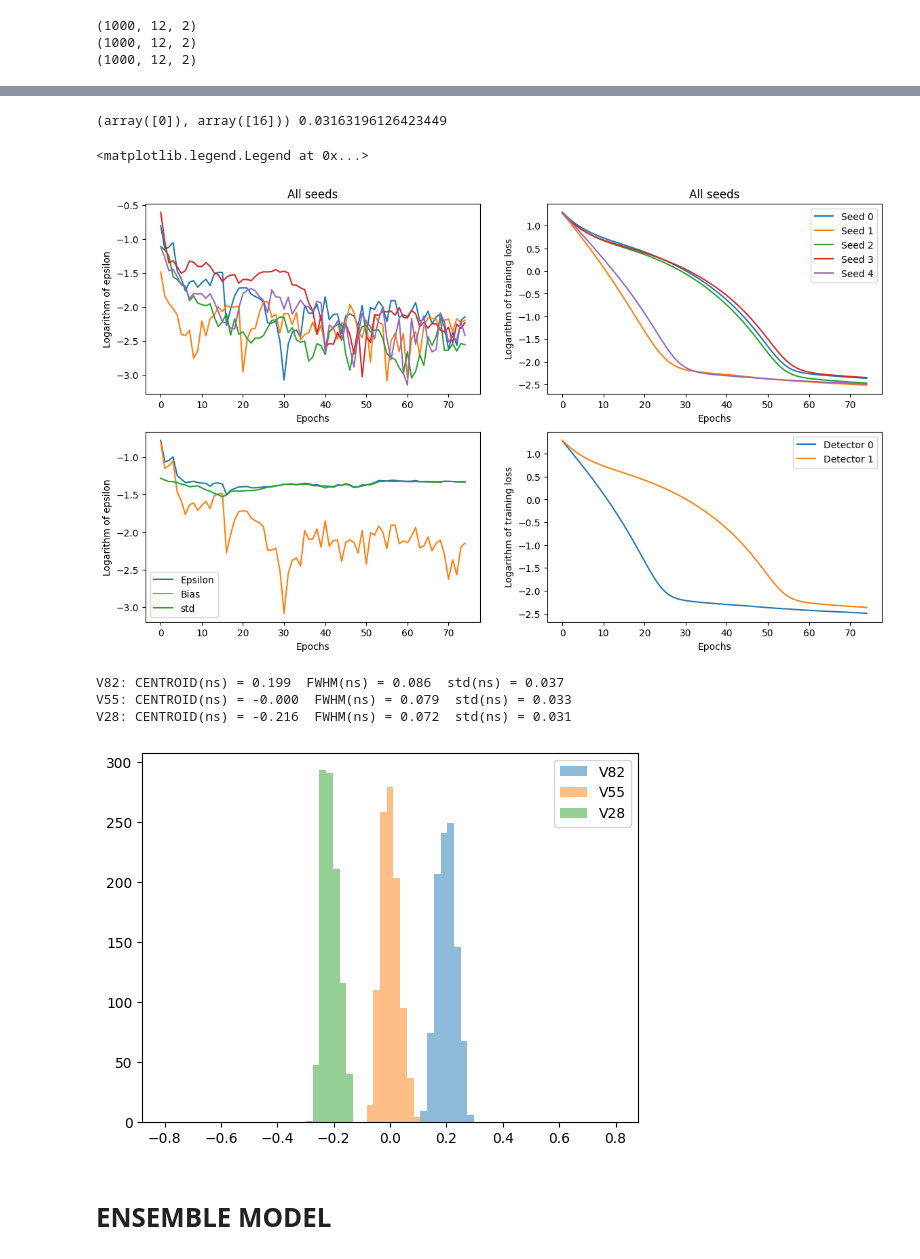
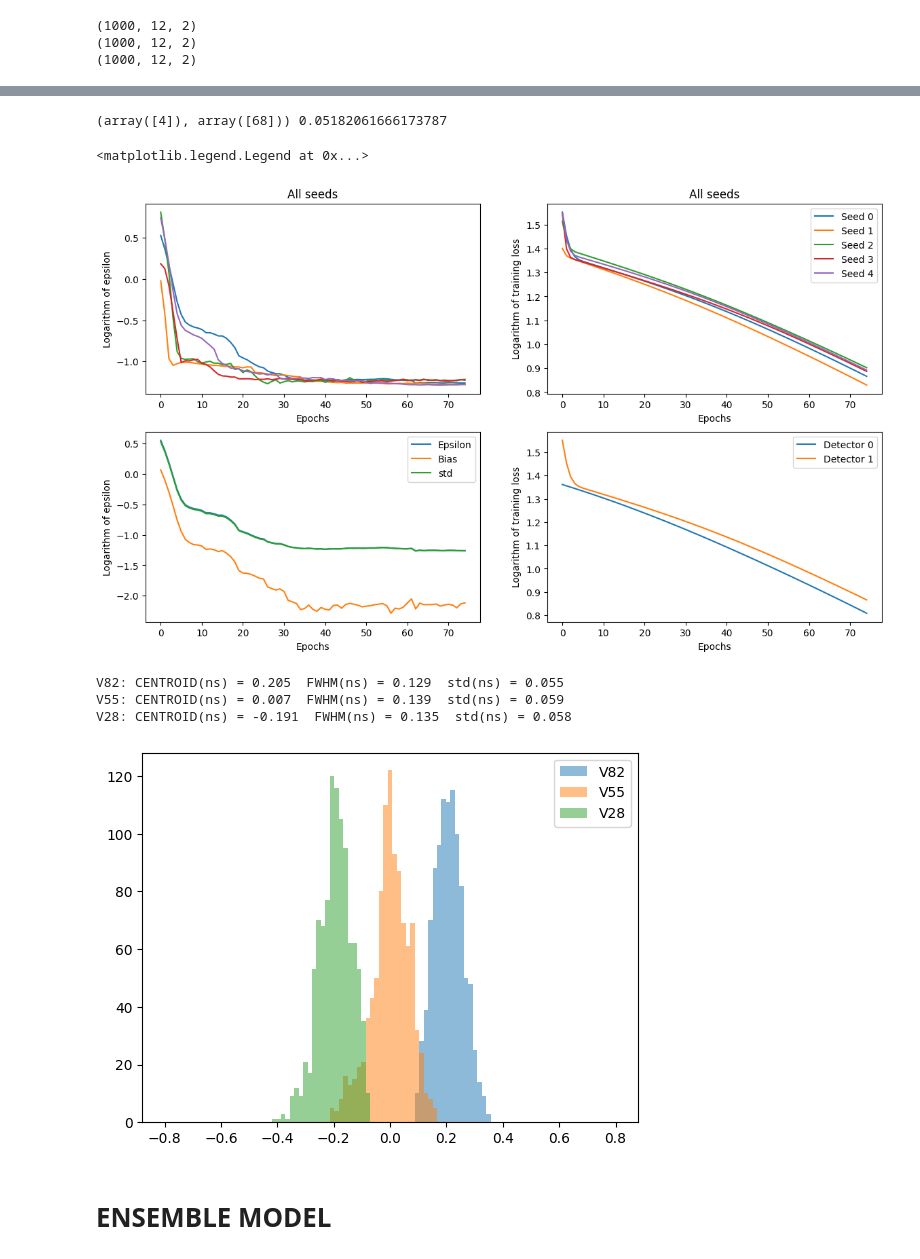
Before and after one commit to wjosefw/Signal-processing-with-Neural-networks, a Jupyter notebook: only_simulados_high_noise.ipynb, the cells around one changed output, grey strips where cells are left out. Drawn from its saved outputs; the diff is of its cells as text; code cells hidden in the pictures.

```diff
--- a/only_simulados_high_noise.ipynb
+++ b/only_simulados_high_noise.ipynb
@@ -173,3 +156,0 @@ trainX_dec1, REF_train_dec1 = delay_pulse_pair(INPUT_dec1[:,start:stop,:], new_t
-# %%
-for i in range(new_V55.shape[0]):
-  plt.plot(trainX_dec1[i,:,0])
@@ -203,28 +178,27 @@ t_shift_test = 8
 
 
 for i in range(Ntest):
-  centro = t0[i]
-  PULSO_dec0 = pulso_poisson(tiempo_new, 70, A = Photon_yield, tau_rise = tau_rise_dec0, tau_drop = tau_drop_dec0, NOISE = True)
-  PULSO_dec1 = pulso_poisson(tiempo_new, 70, A = Photon_yield, tau_rise = tau_rise_dec1, tau_drop = tau_drop_dec1, NOISE = True)
+  PULSO_dec0 = pulso_sigmoid(tiempo_new, t0[i], A = Photon_yield, center_window = center_window_dec0, rise_window = rise_window_dec0, tau_rise = tau_rise_dec0, tau_drop = tau_drop_dec0, NOISE = True)
+  PULSO_dec1 = pulso_sigmoid(tiempo_new, t0[i], A = Photon_yield, center_window = center_window_dec1, rise_window = rise_window_dec1, tau_rise = tau_rise_dec1, tau_drop = tau_drop_dec1, NOISE = True)
+
 
   Test_55[i,:,0] = PULSO_dec0
   Test_55[i,:,1] = PULSO_dec1
 
 for i in range(Ntest):
-  centro = t0[i]
   noise = np.random.normal(scale=1e-4, size = t_shift_test)
-  PULSO_dec0 = pulso_poisson(tiempo_new, 70, A = Photon_yield, tau_rise = tau_rise_dec0, tau_drop = tau_drop_dec0, NOISE = True)
-  PULSO_dec1 = pulso_poisson(tiempo_new, 70, A = Photon_yield, tau_rise = tau_rise_dec1, tau_drop = tau_drop_dec1, NOISE = True)
+  PULSO_dec0 = pulso_sigmoid(tiempo_new, t0[i], A = Photon_yield, center_window = center_window_dec0, rise_window = rise_window_dec0, tau_rise = tau_rise_dec0, tau_drop = tau_drop_dec0, NOISE = True)
+  PULSO_dec1 = pulso_sigmoid(tiempo_new, t0[i], A = Photon_yield, center_window = center_window_dec1, rise_window = rise_window_dec1, tau_rise = tau_rise_dec1, tau_drop = tau_drop_dec1, NOISE = True)
 
   Test_28[i,:,0] = PULSO_dec0
   Test_28[i,:,1] = np.roll(PULSO_dec1, t_shift_test)
   Test_28[i,0:t_shift_test,1] = noise
 
 for i in range(Ntest):
-  centro = t0[i]
   noise = np.random.normal(scale=1e-4, size = t_shift_test)
-  PULSO_dec0 = pulso_poisson(tiempo_new, 70, A = Photon_yield, tau_rise = tau_rise_dec0, tau_drop = tau_drop_dec0, NOISE = True)
-  PULSO_dec1 = pulso_poisson(tiempo_new, 70, A = Photon_yield, tau_rise = tau_rise_dec1, tau_drop = tau_drop_dec1, NOISE = True)
+  PULSO_dec0 = pulso_sigmoid(tiempo_new, t0[i], A = Photon_yield, center_window = center_window_dec0, rise_window = rise_window_dec0, tau_rise = tau_rise_dec0, tau_drop = tau_drop_dec0, NOISE = True)
+  PULSO_dec1 = pulso_sigmoid(tiempo_new, t0[i], A = Photon_yield, center_window = center_window_dec1, rise_window = rise_window_dec1, tau_rise = tau_rise_dec1, tau_drop = tau_drop_dec1, NOISE = True)
+
 
   Test_82[i,:,0] = np.roll(PULSO_dec0, t_shift_test)
   Test_82[i,0:t_shift_test,0] = noise
@@ -233,14 +207,14 @@ for i in range(Ntest):
 # **FULL TOF**
 # %%
 #---------------------------------------- Create Reference pulse -----------------------
-REFERENCE_PULSE_dec0 = np.tile(new_V82[0,:,0], (Ntest,2,1)).swapaxes(1,2)
-REFERENCE_PULSE_dec1 = np.tile(new_V82[0,:,1], (Ntest,2,1)).swapaxes(1,2)
+REFERENCE_PULSE_dec0 = np.tile(INPUT_dec0[0,:,0], (Ntest,2,1)).swapaxes(1,2)
+REFERENCE_PULSE_dec1 = np.tile(INPUT_dec1[0,:,0], (Ntest,2,1)).swapaxes(1,2)
 
 M_REF_dec0 = momentos(REFERENCE_PULSE_dec0)
-M_REF_dec0 = (M_REF_dec0 - min_dec0)/(max_dec0-min_dec0)
+M_REF_dec1 = momentos(REFERENCE_PULSE_dec1)
 
-M_REF_dec1 = momentos(REFERENCE_PULSE_dec1)
-M_REF_dec1 = (M_REF_dec1 - min_dec1)/(max_dec1-min_dec1)
+M_REF_dec0 = (M_REF_dec0 - min_dec0)/(max_dec0 - min_dec0)
+M_REF_dec1 = (M_REF_dec1 - min_dec1)/(max_dec1 - min_dec1)
 # %%
 #---------------------------------------- Create test set ------------------------------
 M_V28 = momentos(Test_28[:,start:stop,:])
@@ -283,8 +257,8 @@ for i in range(num_semillas):
   model_dec0 = model_definition(NM = NM, NN = 32, STD_INIT = 1)
   model_dec1 = model_definition(NM = NM, NN = 32, STD_INIT = 1)
 
-  opt_dec0 = tf.keras.optimizers.AdamW(learning_rate = 1e-3)
-  opt_dec1 = tf.keras.optimizers.AdamW(learning_rate = 1e-3)
+  opt_dec0 = tf.keras.optimizers.AdamW(learning_rate = 5e-5)
+  opt_dec1 = tf.keras.optimizers.AdamW(learning_rate = 5e-5)
 
   model_dec0.compile(optimizer = opt_dec0, loss = 'MSE')
   model_dec1.compile(optimizer = opt_dec1, loss = 'MSE')
@@ -314,10 +288,13 @@ for i in range(num_semillas):
      TOFN_dec0_REF_V28 = model_dec0.predict([M_V28_norm[:,:,0], M_REF_dec0[:M_V28_norm.shape[0],:,0]])
      TOFN_dec1_REF_V28 = model_dec1.predict([M_V28_norm[:,:,1], M_REF_dec1[:M_V28_norm.shape[0],:,0]])
 
+     #TOFN_dec0_REF_V55 = np.squeeze(model_dec0.predict([M_Train_dec0[:,:,0], M_Train_dec0[:,:,1]])) - REF_train_dec0
+     #TOFN_dec1_REF_V55 = np.squeeze(model_dec1.predict([M_Train_dec1[:,:,0], M_Train_dec1[:,:,1]])) - REF_train_dec1
 
      TOFN_V28 = TOFN_dec0_REF_V28 - TOFN_dec1_REF_V28
      TOFN_V55 = TOFN_dec0_REF_V55 - TOFN_dec1_REF_V55
      TOFN_V82 = TOFN_dec0_REF_V82 - TOFN_dec1_REF_V82
+
 
      TOFN_V28_epoch.append(TOFN_V28)
      TOFN_V55_epoch.append(TOFN_V55)
@@ -392,45 +369,45 @@ plt.figure(figsize=(14,8))
 plt.subplot(2,2,1)
 for i in range(epsilon.shape[0]):
   #plt.plot(np.log10(epsilon[i,:]))
-  plt.plot(np.log10(bias[i,:]))
+  plt.plot(np.log10(std[i,:]))
 plt.ylabel('Logarithm of epsilon')
 plt.xlabel('Epochs')
 plt.title('All seeds')
 
 plt.subplot(2,2,2)
 for i in range(training_loss_dec0.shape[0]):
   label = 'Seed' + ' ' + str(i)
   #plt.plot(np.log10(training_loss_dec0[i,:]),label = label)
   plt.plot(np.log10(training_loss_dec1[i,:]), label = label)
 plt.legend()
 plt.ylabel('Logarithm of training loss')
 plt.xlabel('Epochs')
 plt.title('All seeds')
 
 
 plt.subplot(2,2,3)
 plt.plot(np.log10(epsilon[index,:]), label = 'Epsilon')
 plt.plot(np.log10(bias[index,:]), label = 'Bias')
 plt.plot(np.log10(std[index,:]), label = 'std')
 plt.legend()
 plt.ylabel('Logarithm of epsilon')
 plt.xlabel('Epochs')
 
 plt.subplot(2,2,4)
 plt.plot(np.log10(training_loss_dec0[index,:]), label = 'Detector 0')
 plt.plot(np.log10(training_loss_dec1[index,:]), label = 'Detector 1')
 plt.ylabel('Logarithm of training loss')
 plt.xlabel('Epochs')
 
 plt.legend()
 # %% [output]
-(array([0]), array([16])) 0.03163196126423449
+(array([4]), array([68])) 0.05182061666173787
 <matplotlib.legend.Legend at 0x...>
-[figure, old version]
+[figure, new version]
 # %%
-epoch = 16
+epoch = 41
 #------------------------------------------- Histogram and gaussian fit -----------------------------------------------
-nbins = 67
+nbins = 101
 histogN_V82, binsN, patchesN  = plt.hist(TOFN_V82_array[index,epoch,:] - np.mean(TOFN_V55_array[index,epoch,:]), bins = nbins,range=[-0.8,0.8],alpha = 0.5,label='V82');
 cbinsN = 0.5*(binsN[1:]+binsN[0:-1])
 HN, AN, x0N_V82, sigmaN_V82 = gauss_fit(cbinsN, histogN_V82)
@@ -455,10 +432,10 @@ print("V82: CENTROID(ns) = %.3f  FWHM(ns) = %.3f  std(ns) = %.3f" % (x0N_V82, FW
 print("V55: CENTROID(ns) = %.3f  FWHM(ns) = %.3f  std(ns) = %.3f" % (x0N_V55, FWHMN_V55, sigmaN_V55))
 print("V28: CENTROID(ns) = %.3f  FWHM(ns) = %.3f  std(ns) = %.3f" % (x0N_V28, FWHMN_V28, sigmaN_V28))
 # %% [output]
-V82: CENTROID(ns) = 0.199  FWHM(ns) = 0.086  std(ns) = 0.037
-V55: CENTROID(ns) = -0.000  FWHM(ns) = 0.079  std(ns) = 0.033
-V28: CENTROID(ns) = -0.216  FWHM(ns) = 0.072  std(ns) = 0.031
+V82: CENTROID(ns) = 0.205  FWHM(ns) = 0.129  std(ns) = 0.055
+V55: CENTROID(ns) = 0.007  FWHM(ns) = 0.139  std(ns) = 0.059
+V28: CENTROID(ns) = -0.191  FWHM(ns) = 0.135  std(ns) = 0.058
-[figure, old version]
+[figure, new version]
 # %% [markdown]
 # **ENSEMBLE MODEL**
 # %%
```
Also changed, not shown: parts of 30 cells of this notebook.
